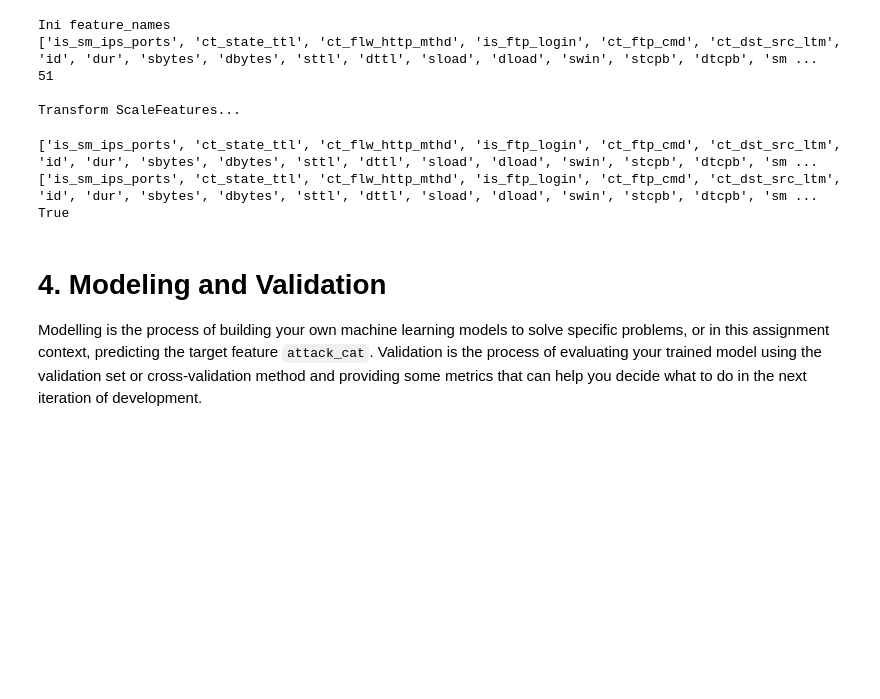
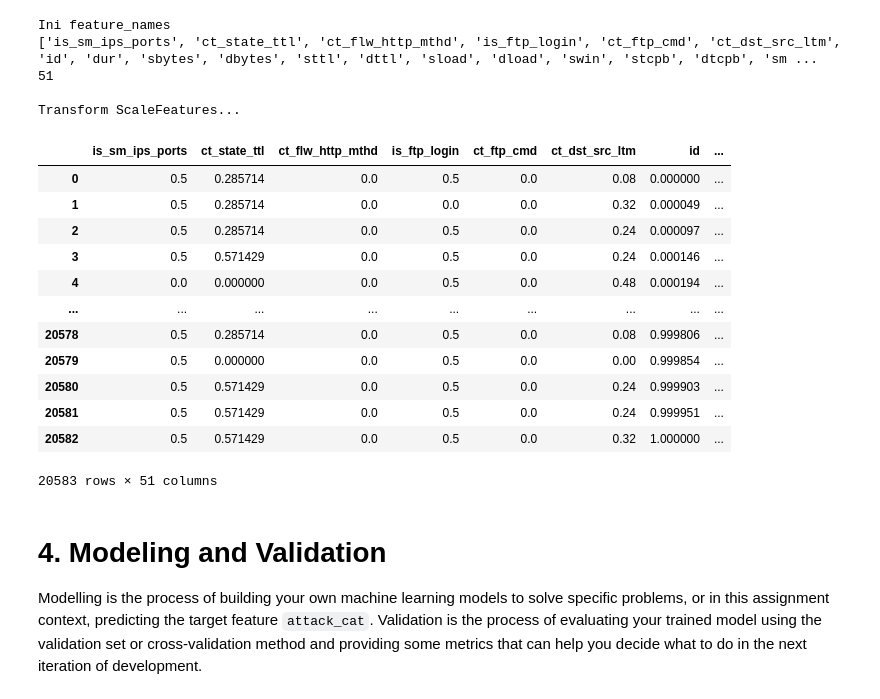
Before and after one commit to dhiabziz/Tubes2AI, a Jupyter notebook: src/main.ipynb, the cells around one changed output. Drawn from its saved outputs; the diff is of its cells as text; code cells hidden in the pictures; blank space fills up the shorter version.

```diff
--- a/src/main.ipynb
+++ b/src/main.ipynb
@@ -1792,17 +1564,28 @@ Transform ScaleFeatures...
 # %%
 # # Nyari tau udah sama belom urutan kolomnya
 # # cari daftar nama kolom di X_test
 # X_test_columns = X_test_set_transformed.columns.tolist()
 # print(X_test_columns)
 # # cari daftar nama kolom di X_train
 # X_train_columns = X_train_set_transformed.columns.tolist()
 # print(X_train_columns)
 # # cek apakah dua duanya sama
 # print(X_test_columns == X_train_columns)
+display(X_test_set_transformed)
 # %% [output]
+|  | is_sm_ips_ports | ct_state_ttl | ct_flw_http_mthd | is_ftp_login | ct_ftp_cmd | ct_dst_src_ltm | id | ... |
+| 0 | 0.5 | 0.285714 | 0.0 | 0.5 | 0.0 | 0.08 | 0.000000 | ... |
+| 1 | 0.5 | 0.285714 | 0.0 | 0.0 | 0.0 | 0.32 | 0.000049 | ... |
+| 2 | 0.5 | 0.285714 | 0.0 | 0.5 | 0.0 | 0.24 | 0.000097 | ... |
+| 3 | 0.5 | 0.571429 | 0.0 | 0.5 | 0.0 | 0.24 | 0.000146 | ... |
+| 4 | 0.0 | 0.000000 | 0.0 | 0.5 | 0.0 | 0.48 | 0.000194 | ... |
+| ... | ... | ... | ... | ... | ... | ... | ... | ... |
+| 20578 | 0.5 | 0.285714 | 0.0 | 0.5 | 0.0 | 0.08 | 0.999806 | ... |
+| 20579 | 0.5 | 0.000000 | 0.0 | 0.5 | 0.0 | 0.00 | 0.999854 | ... |
+| 20580 | 0.5 | 0.571429 | 0.0 | 0.5 | 0.0 | 0.24 | 0.999903 | ... |
+| 20581 | 0.5 | 0.571429 | 0.0 | 0.5 | 0.0 | 0.24 | 0.999951 | ... |
+| 20582 | 0.5 | 0.571429 | 0.0 | 0.5 | 0.0 | 0.32 | 1.000000 | ... |
-['is_sm_ips_ports', 'ct_state_ttl', 'ct_flw_http_mthd', 'is_ftp_login', 'ct_ftp_cmd', 'ct_dst_src_ltm', 'id', 'dur', 'sbytes', 'dbytes', 'sttl', 'dttl', 'sload', 'dload', 'swin', 'stcpb', 'dtcpb', 'sm ...
-['is_sm_ips_ports', 'ct_state_ttl', 'ct_flw_http_mthd', 'is_ftp_login', 'ct_ftp_cmd', 'ct_dst_src_ltm', 'id', 'dur', 'sbytes', 'dbytes', 'sttl', 'dttl', 'sload', 'dload', 'swin', 'stcpb', 'dtcpb', 'sm ...
-True
+20583 rows × 51 columns
 # %% [markdown]
 # 4. Modeling and Validation
 
```
Also changed, not shown: parts of 6 cells of this notebook.
